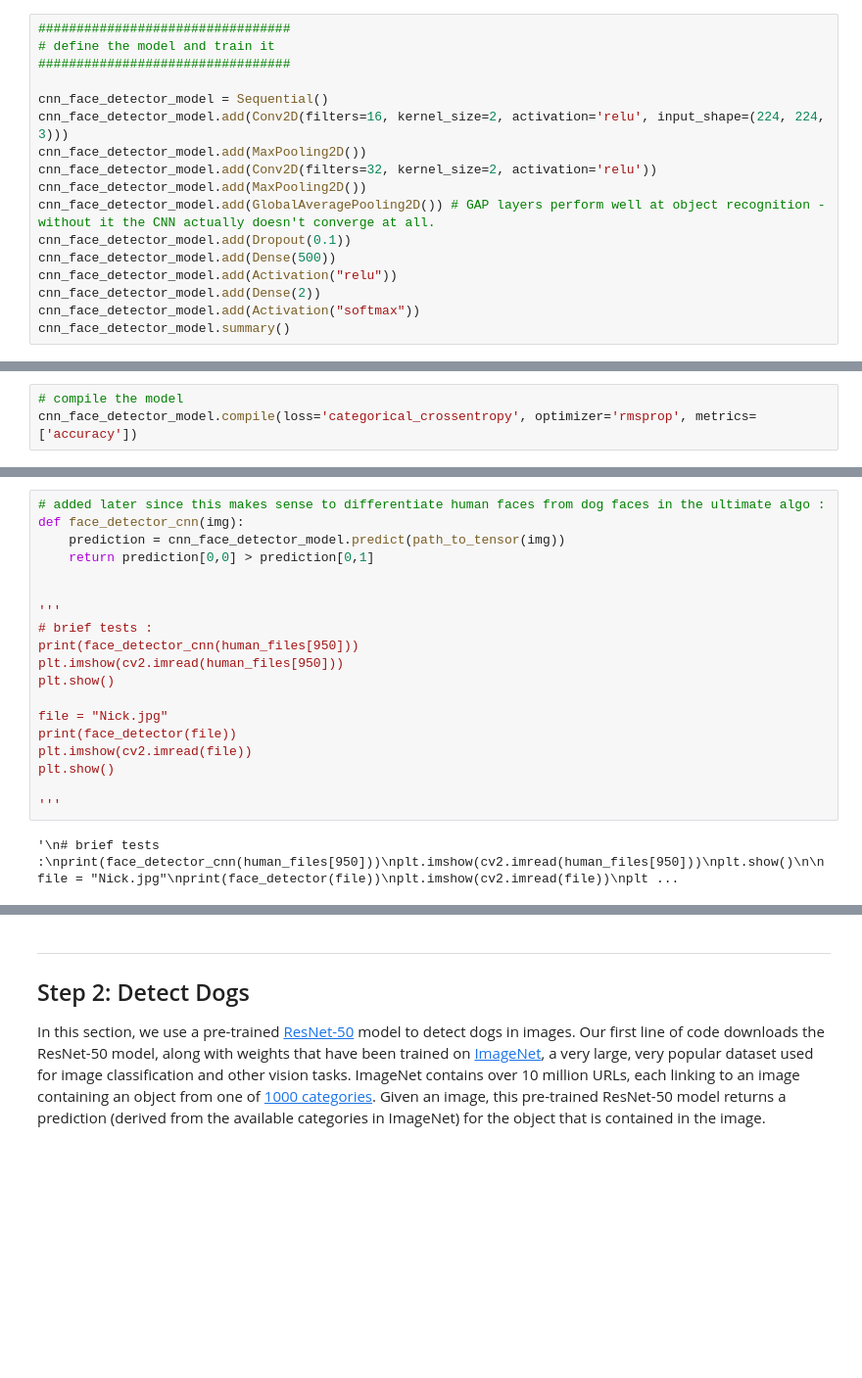
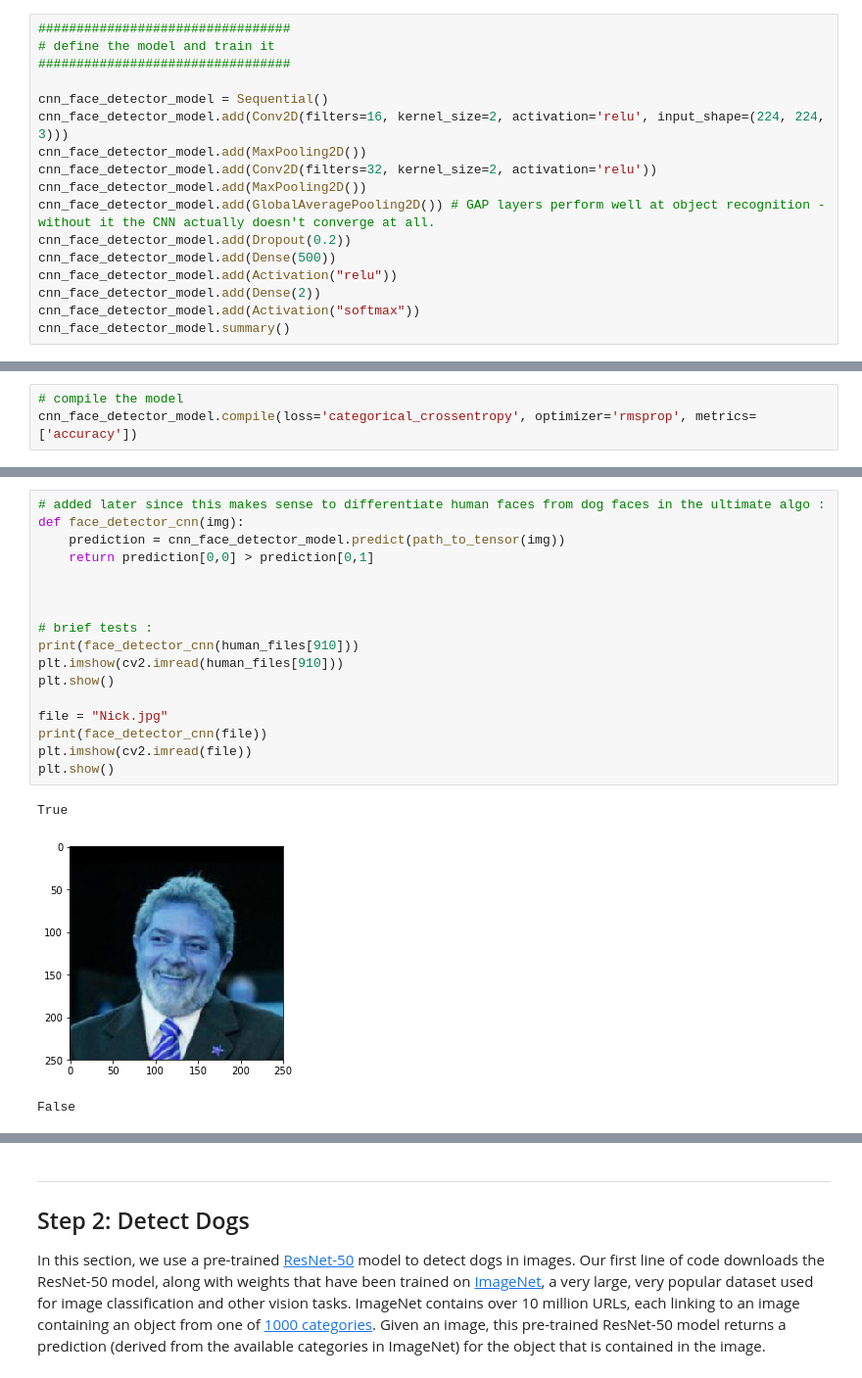
Before and after one commit to nicol4sb/classifier-cnn, a Jupyter notebook: dog_app.ipynb, the cells around one changed output, grey strips where cells are left out. Shown at 98% size. Drawn from its saved outputs; the diff is of its cells as text; blank space fills up the shorter version.

```diff
--- a/dog_app.ipynb
+++ b/dog_app.ipynb
@@ -264,7 +263,7 @@ cnn_face_detector_model.add(MaxPooling2D())
 cnn_face_detector_model.add(Conv2D(filters=32, kernel_size=2, activation='relu'))
 cnn_face_detector_model.add(MaxPooling2D())
 cnn_face_detector_model.add(GlobalAveragePooling2D()) # GAP layers perform well at object recognition - without it the CNN actually doesn't converge at all.
-cnn_face_detector_model.add(Dropout(0.1))
+cnn_face_detector_model.add(Dropout(0.2))
 cnn_face_detector_model.add(Dense(500))
 cnn_face_detector_model.add(Activation("relu"))
 cnn_face_detector_model.add(Dense(2))
@@ -337,21 +336,21 @@ print('\n', 'Test accuracy on dogs :', score[1])
 # %%
 # added later since this makes sense to differentiate human faces from dog faces in the ultimate algo :
 def face_detector_cnn(img):
     prediction = cnn_face_detector_model.predict(path_to_tensor(img))
     return prediction[0,0] > prediction[0,1]
 
 
-'''
+
 # brief tests :
-print(face_detector_cnn(human_files[950]))
-plt.imshow(cv2.imread(human_files[950]))
+print(face_detector_cnn(human_files[910]))
+plt.imshow(cv2.imread(human_files[910]))
 plt.show()
 
 file = "Nick.jpg"
-print(face_detector(file))
+print(face_detector_cnn(file))
 plt.imshow(cv2.imread(file))
 plt.show()
-
-'''
 # %% [output]
-'\n# brief tests :\nprint(face_detector_cnn(human_files[950]))\nplt.imshow(cv2.imread(human_files[950]))\nplt.show()\n\nfile = "Nick.jpg"\nprint(face_detector(file))\nplt.imshow(cv2.imread(file))\nplt ...
+True
+[figure, added]
+False
```
Also changed, not shown: parts of 8 cells of this notebook, 2 other files.
